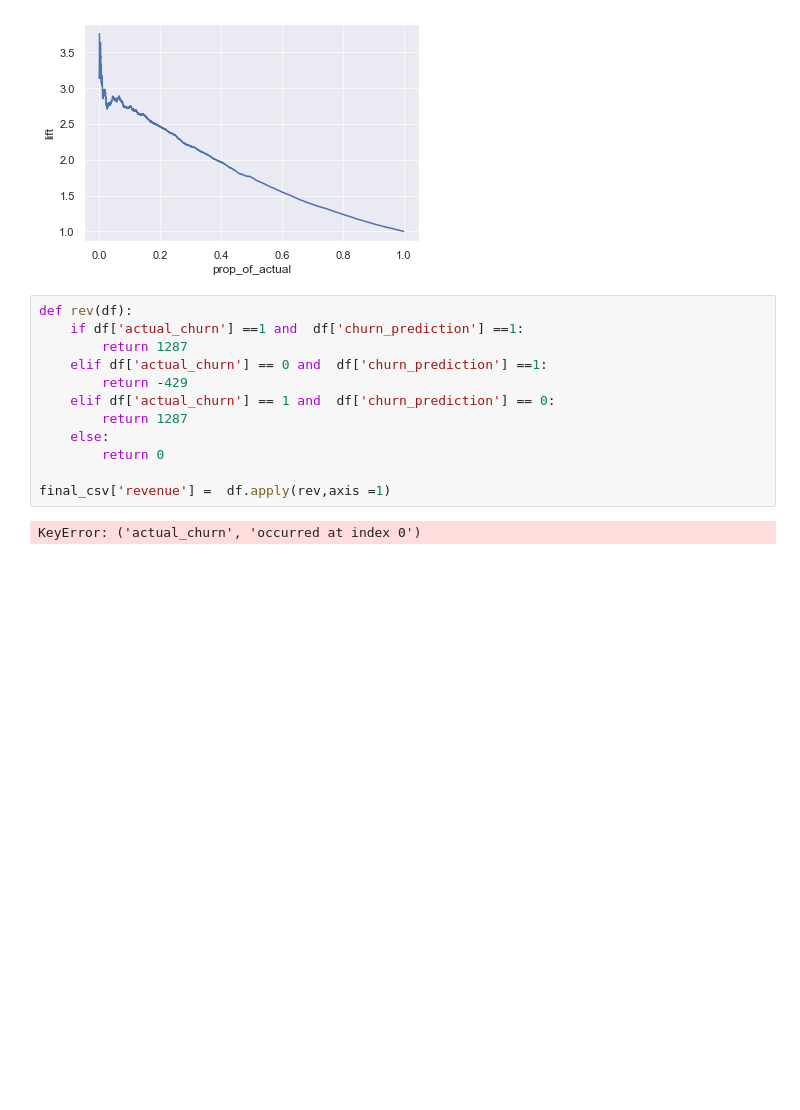
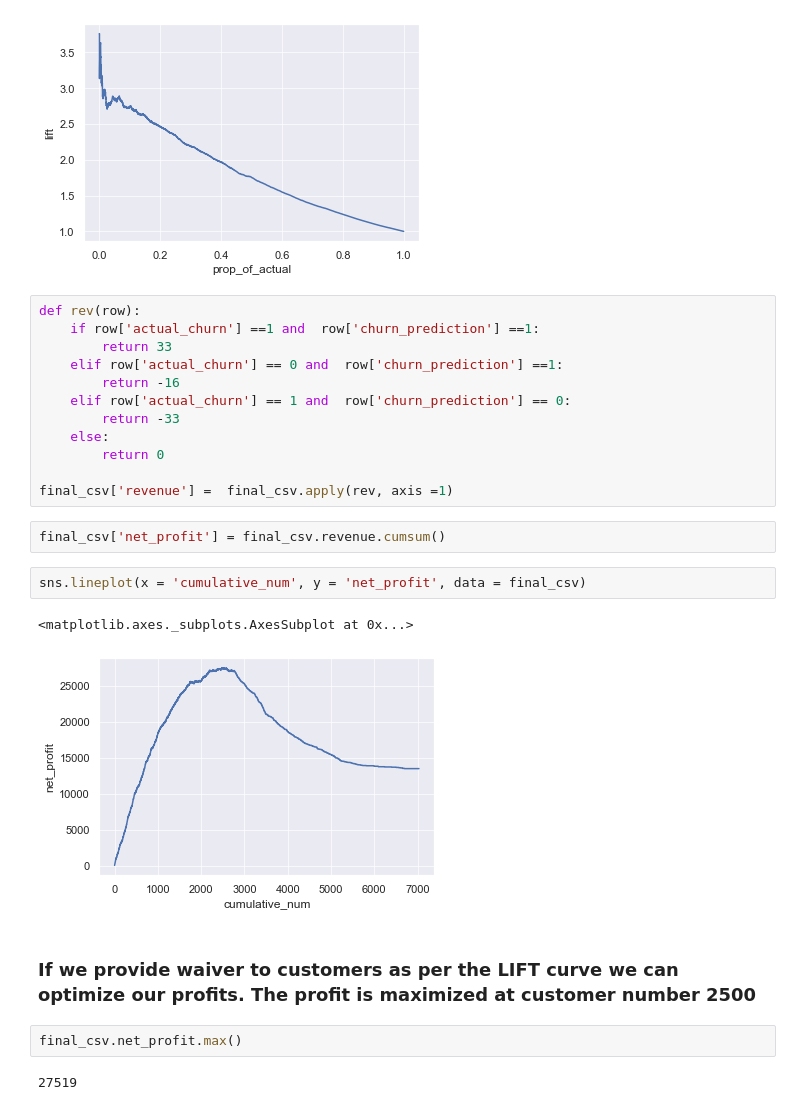
Before and after one commit to ravinder79/Telco_Churn, a Jupyter notebook: Telco_Churn_Final.ipynb, the cells around one changed output. Drawn from its saved outputs; the diff is of its cells as text; blank space fills up the shorter version.

```diff
--- a/Telco_Churn_Final.ipynb
+++ b/Telco_Churn_Final.ipynb
@@ -877,16 +893,27 @@ sns.lineplot(x = 'prop_of_actual', y = 'lift', data = final_csv)
 <matplotlib.axes._subplots.AxesSubplot at 0x...>
 [figure]
 # %%
-def rev(df):
-    if df['actual_churn'] ==1 and  df['churn_prediction'] ==1:
-        return 1287
-    elif df['actual_churn'] == 0 and  df['churn_prediction'] ==1:
-        return -429
-    elif df['actual_churn'] == 1 and  df['churn_prediction'] == 0:
-        return 1287
+def rev(row):
+    if row['actual_churn'] ==1 and  row['churn_prediction'] ==1:
+        return 33
+    elif row['actual_churn'] == 0 and  row['churn_prediction'] ==1:
+        return -16
+    elif row['actual_churn'] == 1 and  row['churn_prediction'] == 0:
+        return -33
     else:
         return 0
 
-final_csv['revenue'] =  df.apply(rev,axis =1)
+final_csv['revenue'] =  final_csv.apply(rev, axis =1)
-# %% [output]
-KeyError: ('actual_churn', 'occurred at index 0')
+# %%
+final_csv['net_profit'] = final_csv.revenue.cumsum()
+# %%
+sns.lineplot(x = 'cumulative_num', y = 'net_profit', data = final_csv)
+# %% [output]
+<matplotlib.axes._subplots.AxesSubplot at 0x...>
+[figure, added]
+# %% [markdown]
+### If we provide waiver to customers as per the LIFT curve we can optimize our profits. The profit is maximized at customer number 2500
+# %%
+final_csv.net_profit.max()
+# %% [output]
+27519
```
Also changed, not shown: parts of 1 cell of this notebook.
